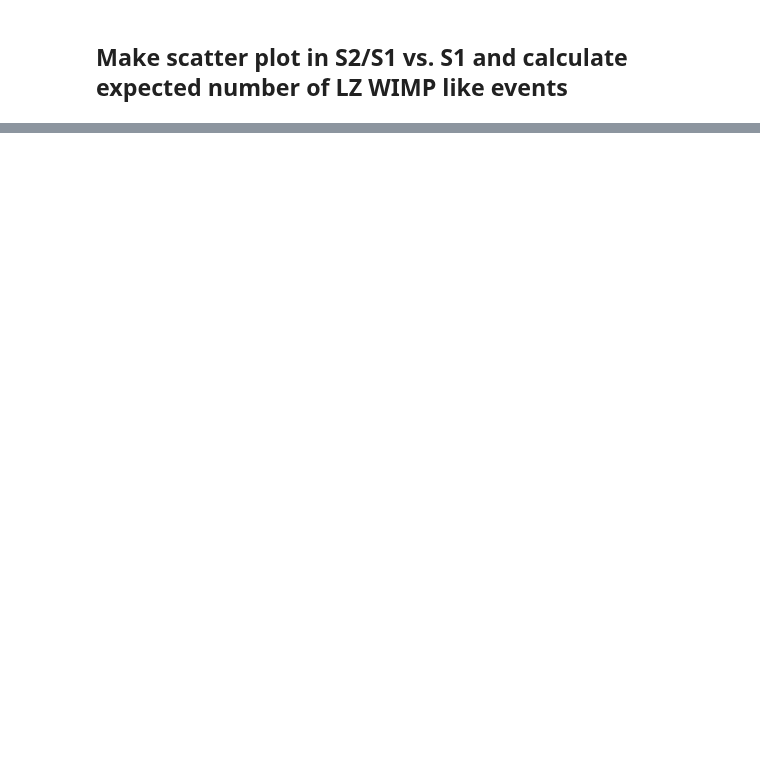
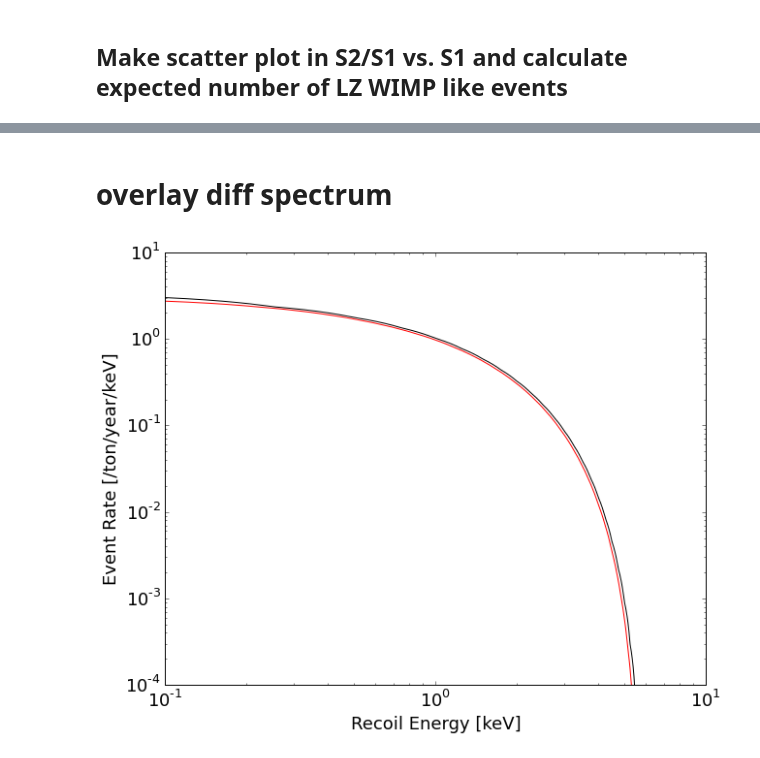
Before and after one commit to attdobi/iPyNb, a Jupyter notebook: PyNEST/LZ_S1S2_BG_Calc.ipynb, the cells around one changed output, grey strips where cells are left out. Drawn from its saved outputs; the diff is of its cells as text; code cells hidden in the pictures; blank space fills up the shorter version.

```diff
--- a/PyNEST/LZ_S1S2_BG_Calc.ipynb
+++ b/PyNEST/LZ_S1S2_BG_Calc.ipynb
@@ -120,0 +128,32 @@ plt.rcParams.update({'font.size': 18})
+# %% [markdown]
+<h1> overlay diff spectrum </h1>
+# %%
+#file_path_1='data/B8_DiffRate.txt'
+#file_path_2='data/B8_Peter_lowE.txt'
+
+#file_path_1='data/ATM_DiffRate.txt'
+#file_path_2='data/atm_Peter.txt'
+
+file_path_1='data/HEP_DiffRate.txt'
+file_path_2='data/hep_Peter.txt'
+
+Edatatxt_1, rate_1=np.loadtxt(file_path_1,skiprows=0,unpack=True) #evts/ton/year #Energy scale must be linear in text file for code to work properly!
+Edata_1=np.arange(min(Edatatxt_1),max(Edatatxt_1),0.001)#0.01 keV binning
+dR_1=np.interp(Edata_1,Edatatxt_1,rate_1)
+
+Edatatxt_2, rate_2=np.loadtxt(file_path_2,skiprows=0,unpack=True) #evts/ton/year #Energy scale must be linear in text file for code to work properly!
+Edata_2=np.arange(min(Edatatxt_2),max(Edatatxt_2),0.001)#0.01 keV binning
+dR_2=np.interp(Edata_2,Edatatxt_2,rate_2)
+
+plt.figure()
+plt.loglog(Edata_1,dR_1,'-k')
+plt.hold('on')
+plt.loglog(Edata_2,dR_2,'-r')
+ylim([1e-4, 1e1])
+xlim([.1, 1e1])
+plt.xlabel('Recoil Energy [keV]')
+plt.ylabel('Event Rate [/ton/year/keV]')
+#text(1,0.013,'PP+7Be',fontsize=16)
+plt.rcParams.update({'font.size': 18})
+# %% [output]
+[figure, added]
```
Also changed, not shown: parts of 6 cells of this notebook, 21 other files.
